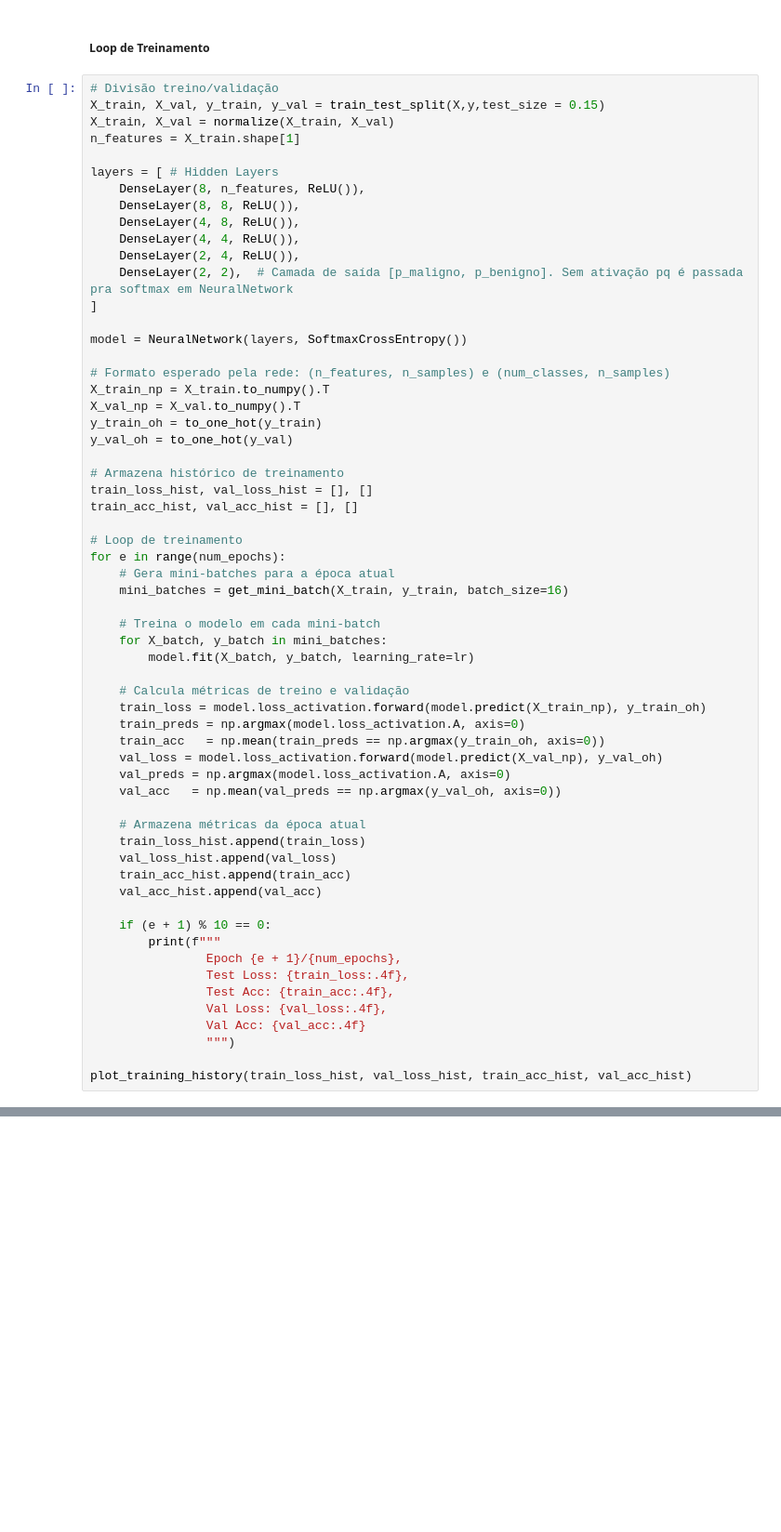
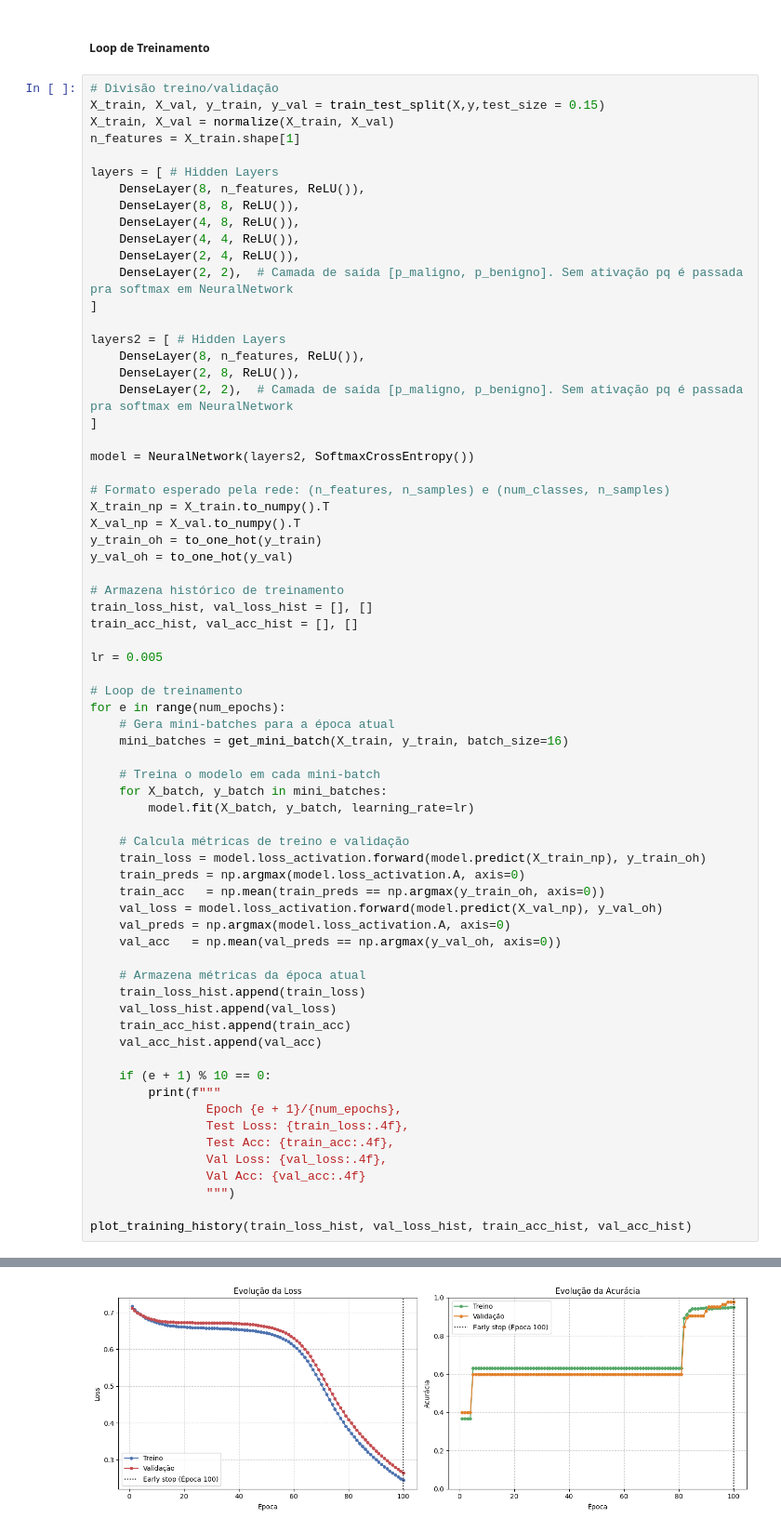
Before and after one commit to sll-bruno/breast-cancer-classification, a Jupyter notebook: main.ipynb, the cells around one changed output, grey strips where cells are left out. Shown at 93% size. Saved outputs shown, nothing was run; the diff lists cells and outputs as text; blank space fills up the shorter version.

```diff
--- a/main.ipynb
+++ b/main.ipynb
@@ -167,7 +167,13 @@ layers = [ # Hidden Layers
     DenseLayer(2, 2),  # Camada de saída [p_maligno, p_benigno]. Sem ativação pq é passada pra softmax em NeuralNetwork
 ]
 
-model = NeuralNetwork(layers, SoftmaxCrossEntropy())
+layers2 = [ # Hidden Layers
+    DenseLayer(8, n_features, ReLU()),
+    DenseLayer(2, 8, ReLU()),
+    DenseLayer(2, 2),  # Camada de saída [p_maligno, p_benigno]. Sem ativação pq é passada pra softmax em NeuralNetwork
+]
+
+model = NeuralNetwork(layers2, SoftmaxCrossEntropy())
 
 # Formato esperado pela rede: (n_features, n_samples) e (num_classes, n_samples)
 X_train_np = X_train.to_numpy().T
@@ -178,6 +184,8 @@ y_val_oh = to_one_hot(y_val)
 # Armazena histórico de treinamento
 train_loss_hist, val_loss_hist = [], []
 train_acc_hist, val_acc_hist = [], []
+
+lr = 0.005
 
 # Loop de treinamento
 for e in range(num_epochs):
@@ -212,3 +220,4 @@ for e in range(num_epochs):
                 """)
 
 plot_training_history(train_loss_hist, val_loss_hist, train_acc_hist, val_acc_hist)
+# %% [output]
@@ -214,0 +241 @@ plot_training_history(train_loss_hist, val_loss_hist, train_acc_hist, val_acc_hi
+[figure, added]
```
Also changed, not shown: parts of 1 cell of this notebook, 2 other files.
